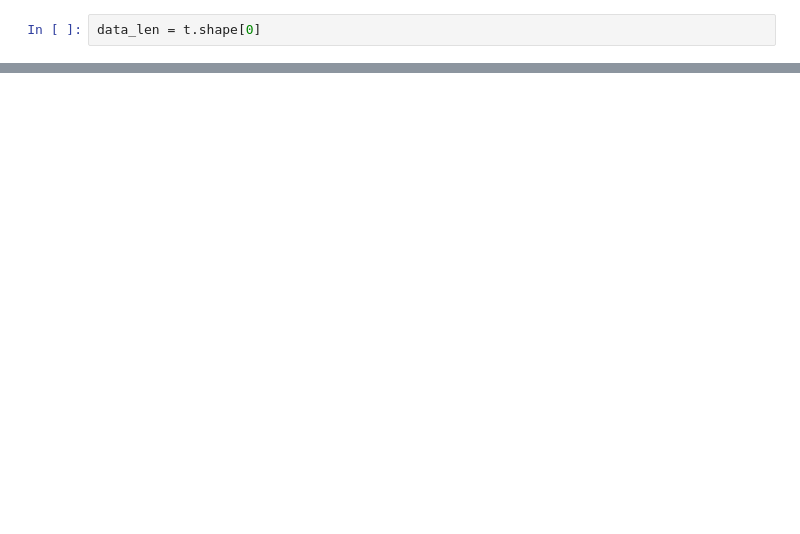
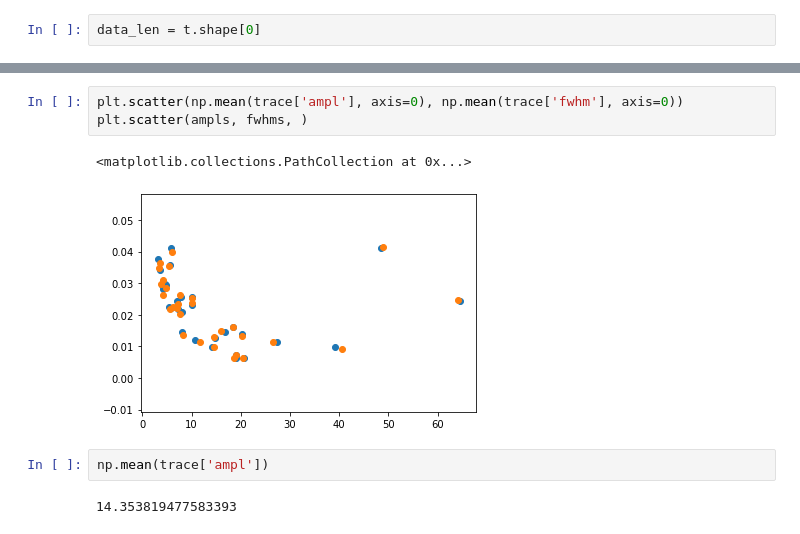
Before and after one commit to mrtommyb/tninja3_tom, a Jupyter notebook: notebooks/testing_flares.ipynb, the cells around one changed output, grey strips where cells are left out. Cells and saved outputs as stored; diff of their text form; blank space fills up the shorter version.

```diff
--- a/notebooks/testing_flares.ipynb
+++ b/notebooks/testing_flares.ipynb
@@ -243,0 +279,10 @@ _ = corner.corner(samples)
+# %%
+plt.scatter(np.mean(trace['ampl'], axis=0), np.mean(trace['fwhm'], axis=0))
+plt.scatter(ampls, fwhms, )
+# %% [output]
+<matplotlib.collections.PathCollection at 0x...>
+[figure, added]
+# %%
+np.mean(trace['ampl'])
+# %% [output]
+14.353819477583393
```
Also changed, not shown: parts of 17 cells of this notebook, 4 other files.
